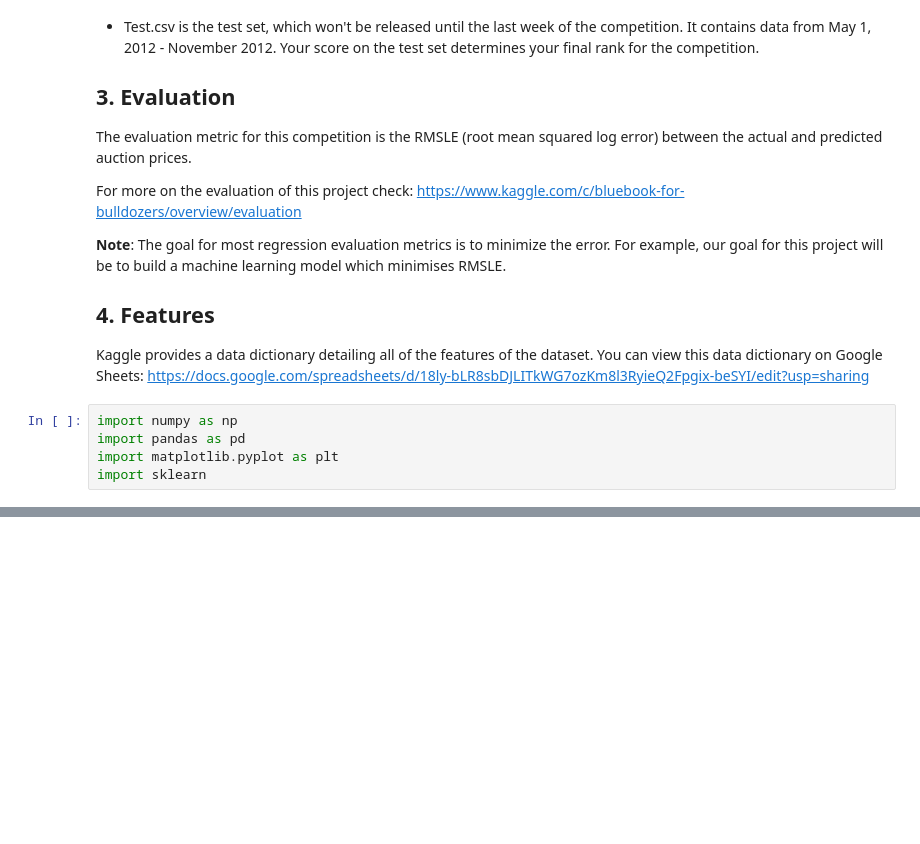
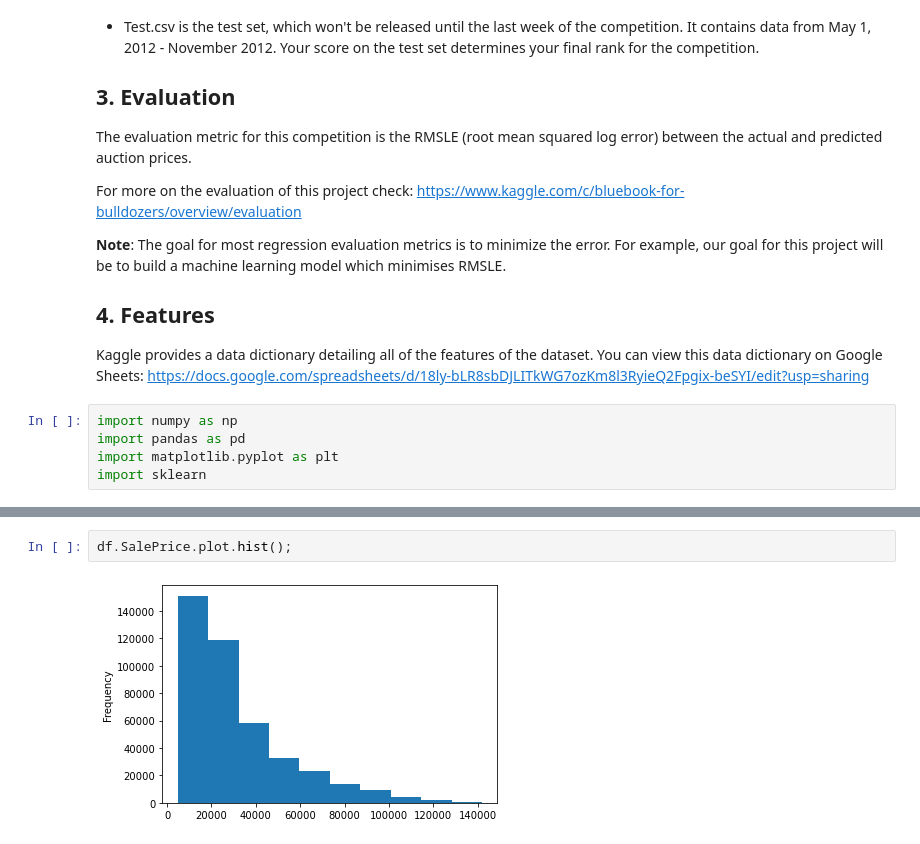
Before and after one commit to horsemaker/Code--Complete-Machine-Learning-And-Data-Science-Bootcamp-2021, a Jupyter notebook: section-3-structured-data-projects/end-to-end-bluebook-bulldozer-price-regression.ipynb, the cells around one changed output, grey strips where cells are left out. Cells and saved outputs as stored; diff of their text form; blank space fills up the shorter version.

```diff
--- a/section-3-structured-data-projects/end-to-end-bluebook-bulldozer-price-regression.ipynb
+++ b/section-3-structured-data-projects/end-to-end-bluebook-bulldozer-price-regression.ipynb
@@ -35,0 +106,4 @@ import sklearn
+# %%
+df.SalePrice.plot.hist();
+# %% [output]
+[figure, added]
```
Also changed, not shown: parts of 11 cells of this notebook.
